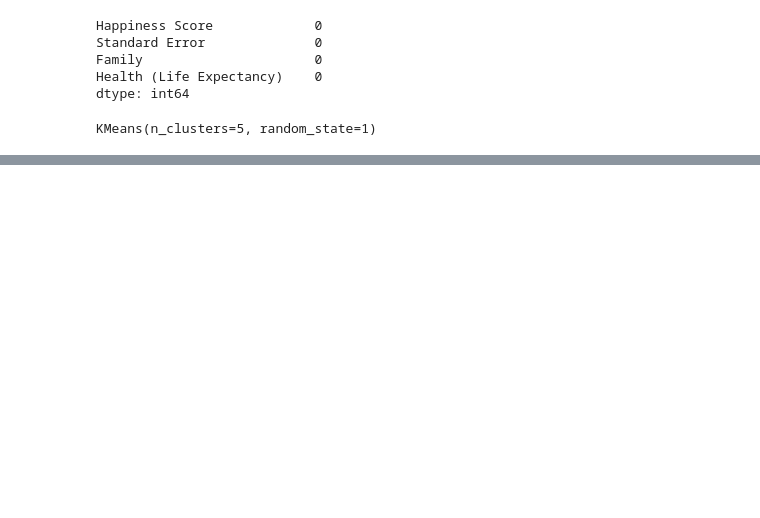
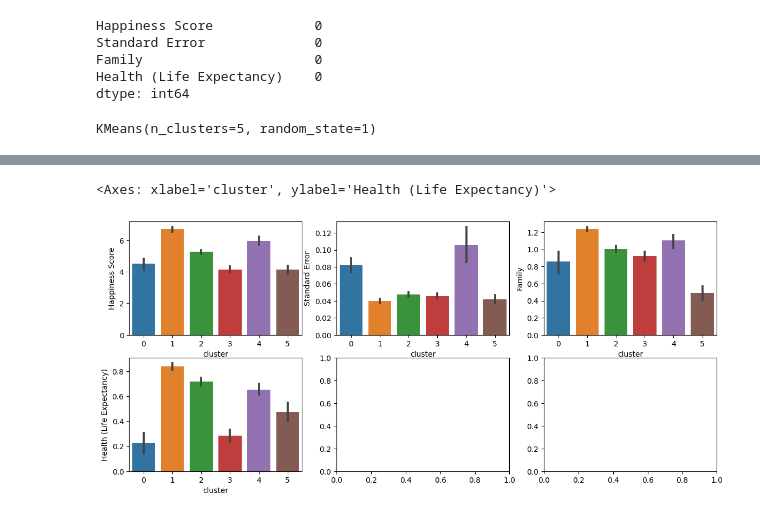
Before and after one commit to bell0134/kensakugijutu, a Jupyter notebook: 検索技術.ipynb, the cells around one changed output, grey strips where cells are left out. Saved outputs shown, nothing was run; the diff lists cells and outputs as text; code cells hidden in the pictures; blank space fills up the shorter version.

```diff
--- a/検索技術.ipynb
+++ b/検索技術.ipynb
@@ -89,0 +92,20 @@ plt.show()
+# %%
+from sklearn.preprocessing import StandardScaler
+sc = StandardScaler()
+data_sc = sc.fit_transform(data)
+data_sc = pd.DataFrame(data_sc, columns=data.columns)
+from sklearn.cluster import KMeans
+model = KMeans(n_clusters=6, random_state=1)
+model.fit(data_sc)
+cluster = model.labels_
+data['cluster'] = cluster
+data.groupby('cluster').mean().style.bar(axis=0)
+import matplotlib.pyplot as plt
+fig, axes = plt.subplots(2,3, figsize=(14, 6))
+sns.barplot(ax=axes[0,0], data=data, x='cluster', y='Happiness Score')
+sns.barplot(ax=axes[0,1], data=data, x='cluster', y='Standard Error')
+sns.barplot(ax=axes[0,2], data=data, x='cluster', y='Family')
+sns.barplot(ax=axes[1,0], data=data, x='cluster', y='Health (Life Expectancy)')
+# %% [output]
+<Axes: xlabel='cluster', ylabel='Health (Life Expectancy)'>
+[figure, added]
```
Also changed, not shown: parts of 6 cells of this notebook.
